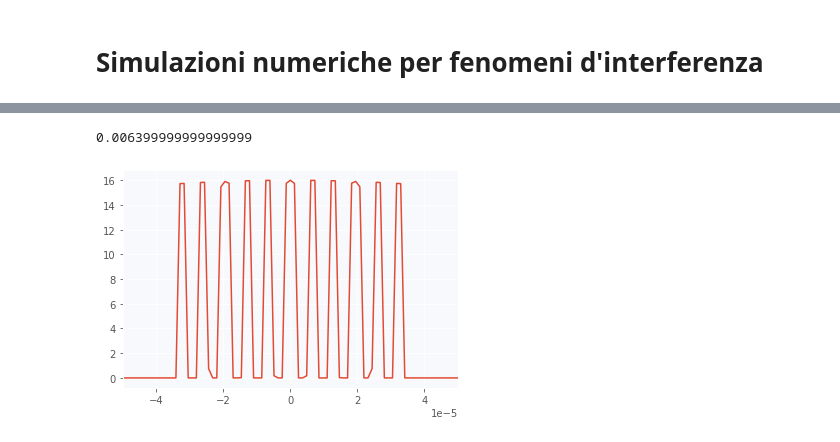
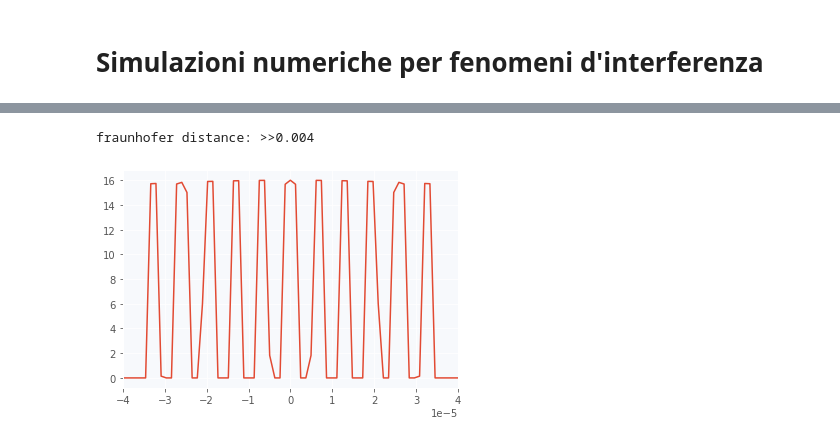
Before and after one commit to Unoaccaso/lab_projects, a Jupyter notebook: grid_dasmanettare_per_rick_bpm.ipynb, the cells around one changed output, grey strips where cells are left out. Saved outputs shown, nothing was run; the diff lists cells and outputs as text; code cells hidden in the pictures.

```diff
--- a/grid_dasmanettare_per_rick_bpm.ipynb
+++ b/grid_dasmanettare_per_rick_bpm.ipynb
@@ -28,10 +28,10 @@ plt.rcParams['axes.facecolor'] = '#f7f9fc'
 # ====================
 Ip = 4**2                 # intensity peak
 Ib = 1.0                  # background illumination
-Lambda = 0.5e-6           # wavelength, [lambda] = m
+Lambda = 0.85e-6           # wavelength, [lambda] = m
 k0 = 2*np.pi/Lambda       # vacuum wavevector, [k0] = m^(-1)
 n0 = 1.                   # background index of refraction
-Lz = 0.5                  # computational length of sample, [Lz] = m
+Lz = 0.12                  # computational length of sample, [Lz] = m
 Lx = 80e-3                # computational width of sample, [Lx] = m
 
 w0 = 0.25e-3                # beam width of gaussian beam parameter
@@ -42,7 +42,7 @@ inputposition=+h/2        # input position
 # =========================
 # Computational Parameters
 # =========================
-nstepx = 1024*64          # number of transverse grid points
+nstepx = 2024*32          # number of transverse grid points
 nstepz = 1024             # number of longitudinal propagation steps
 
 deltax = Lx/nstepx        # resolution in the x direction, [deltax] = m
@@ -204,7 +204,8 @@ def show_results(OutputPower, FieldModuleMemory, Color):
   ax3 = fig.add_subplot(gs[:2, 2])
   ax3.set_title('Diffracted light')
   ax3.imshow(cp.abs(FieldModuleMemory.T)**2, origin='lower',
-             extent=[x.min(), x.max(), z.min(), z.max()], aspect = 'auto')
+             extent=[-0.02, 0.02, z.min(), z.max()], aspect = 'auto',
+             cmap='hot')
   ax3.grid(False)
   plt.show()
   plt.close()
@@ -214,25 +215,25 @@ Intervallo delle x:[(-0.04, 0.039998779296875)]
 # %%
 # =================
 # Creating z=0 mask
 # =================
 InputField = 0*x          # Initializing field
 dist = 0.65e-5               # distance betwen slices, [dist] = m
 width = 0.15e-5              # width of slices, [width] = m
 N = 5                       # slice number
 
 '''initializing field in z=0'''
 InputField += np.sqrt(Ip)*(np.exp(-(x)**20/(width**20)))
 for n in range(1, N+1):
   InputField += np.sqrt(Ip)*(np.exp(-(x-n*dist)**20/(width**20))+np.exp(-(x+n*dist)**20/(width**20)))
 InputField *= Gaussian(x, w0=w0)
 InputPower = cp.abs(InputField)**2
 # visualizing the field in z=0
 plt.plot(x, InputField)
-plt.xlim((-5e-5, 5e-5))
-print((N*(dist+width)*2)**2/2/Lambda)
+plt.xlim((-N*(dist+width), N*(dist+width)))
+print(f'fraunhofer distance: >>{(N*(dist+width)*2)**2/2/Lambda:.3f}')
 # %% [output]
-0.006399999999999999
+fraunhofer distance: >>0.004
-[figure, old version]
+[figure, new version]
 # %%
 # =====================
 # Red light propagation
```
Also changed, not shown: parts of 5 cells of this notebook.
